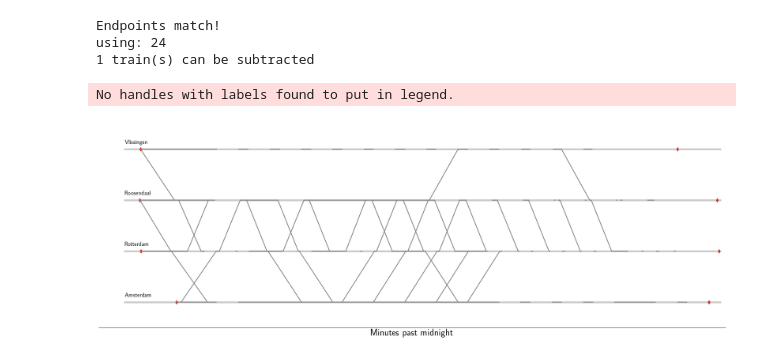
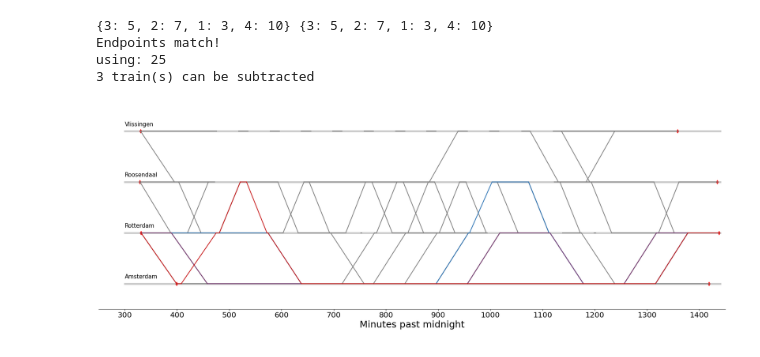
Before and after one commit to Sun-flowerSamurai/train-modelling, a Jupyter notebook: in_dev.ipynb, the cells around one changed output. Cells and saved outputs as stored; diff of their text form; code cells hidden in the pictures.

Commit message:
The lower bound and the solution match!!!, made the plots a bit nicer. Tomorrow is testing the algo with the other datasets / trainypes. Really hope that it works for all of them

```diff
--- a/in_dev.ipynb
+++ b/in_dev.ipynb
@@ -14,5 +142,5 @@ TrainStop = Tuple[int, int]
 # %%
-def attempt_solution_correct_endpoints(G: nx.DiGraph, start: TrainStop = None) -> Tuple[int, defaultdict, defaultdict]:
+def attempt_solution_correct_endpoints(G: nx.DiGraph) -> Tuple[int, defaultdict, defaultdict]:
     """Attempt at a solution where the end points don't need to be fixed.
     """
 
@@ -31,13 +159,13 @@ def attempt_solution_correct_endpoints(G: nx.DiGraph, start: TrainStop = None) -
         """Add temp node to fix the starting point of the longest path.
         """
         nonlocal G
-        G.add_edge('temp_start', node, min_trains=1000)
+        G.add_edge('temp_start', node, min_trains=100)
 
     def fix_end(node: TrainStop) -> None:
         """Add temp node to fix ending point of the longest path.
         """
         nonlocal G
-        G.add_edge(node, 'temp_end', min_trains=1000)
+        G.add_edge(node, 'temp_end', min_trains=100)
 
     def remove_temp_start() -> None:
         """Remove temp node to get the 'true' graph back.
@@ -51,9 +179,10 @@ def attempt_solution_correct_endpoints(G: nx.DiGraph, start: TrainStop = None) -
         nonlocal G
         G.remove_node('temp_end')
 
+    # find the end points of the graph
+    ends, starts = traintools.find_ending_trainstops(G), traintools.find_starting_trainstops(G)
 
-
-    # set up variables to keep track of the number of trains and at which stations the trains start and end.
+    # set up variables to keep track of the number of trains and at which stations the trains start and end
     starting_trains, ending_trains, number_of_trains = defaultdict(list), defaultdict(list), 0
     all_trains = []
 
@@ -79,12 +208,15 @@ def attempt_solution_correct_endpoints(G: nx.DiGraph, start: TrainStop = None) -
 
         # recompute the longest path
         if next_random:
-            path = nx.dag_longest_path(G, weight='min_trains')
+            path = nx.dag_longest_path(G, weight='min_trains')[1:-1]
             next_random = False
         else:
             prev_end = starting_stops[path[-1][0]]
             fix_start(prev_end)
             path = nx.dag_longest_path(G, weight='min_trains')[1:]
+            fix_end(ending_stops[path[-1][0]])
+            path = nx.dag_longest_path(G, weight='min_trains')[1:-1]
+            remove_temp_end()
             remove_temp_start()
 
         if nx.path_weight(G, path, weight='min_trains') == 0:
@@ -92,7 +224,6 @@ def attempt_solution_correct_endpoints(G: nx.DiGraph, start: TrainStop = None) -
 
     while stations_diff := Counter({station: len(trains) for station, trains in ending_trains.items()}) - Counter({station: len(trains) for station, trains in starting_trains.items()}):
         stations_diff2 = Counter({station: len(trains) for station, trains in starting_trains.items()}) - Counter({station: len(trains) for station, trains in ending_trains.items()})
-
         fix_start(starting_stops[stations_diff.most_common(1)[0][0]])
         fix_end(ending_stops[stations_diff2.most_common(1)[0][0]])
         path = nx.dag_longest_path(G, weight='min_trains')[1:-1]
@@ -218,6 +246,8 @@ G = traintools.graph_from_schedule(df, TYPE_3_TRAIN)
 
 all_trains, number_of_trains, starting_trains, ending_trains, G = attempt_solution_correct_endpoints(G.copy())
 # print(all_trains)
+
+print({station: len(trains) for station, trains in starting_trains.items()}, {station: len(trains) for station, trains in ending_trains.items()})
 print('Endpoints match!'*({station: len(trains) for station, trains in starting_trains.items()} == {station: len(trains) for station, trains in ending_trains.items()}))
 
 print('using:', number_of_trains)
@@ -234,13 +264,13 @@ G_ = nx.from_pandas_edgelist(
 all_trains2, number_of_trains2, starting_trains2, ending_trains2, G2 = find_over_scheduled(G_)
 print(number_of_trains2, 'train(s) can be subtracted')
 # %% [output]
+{3: 5, 2: 7, 1: 3, 4: 10} {3: 5, 2: 7, 1: 3, 4: 10}
 Endpoints match!
-using: 24
-1 train(s) can be subtracted
+using: 25
+3 train(s) can be subtracted
 # %%
 
-highlight_paths([], G2)
-plt.savefig('test.svg')
+highlight_paths(all_trains2, G2)
+#plt.savefig('test.svg')
 # %% [output]
-No handles with labels found to put in legend.
-[figure, old version]
+[figure, new version]
```
Also changed, not shown: parts of 5 cells of this notebook, 4 other files.
